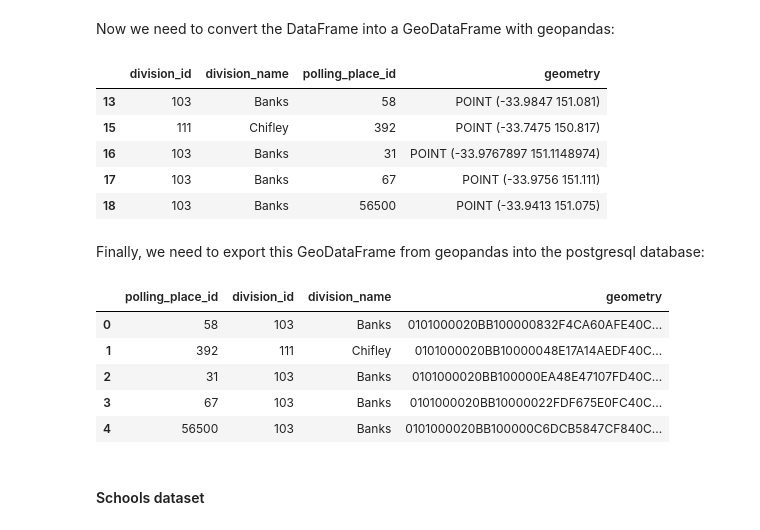
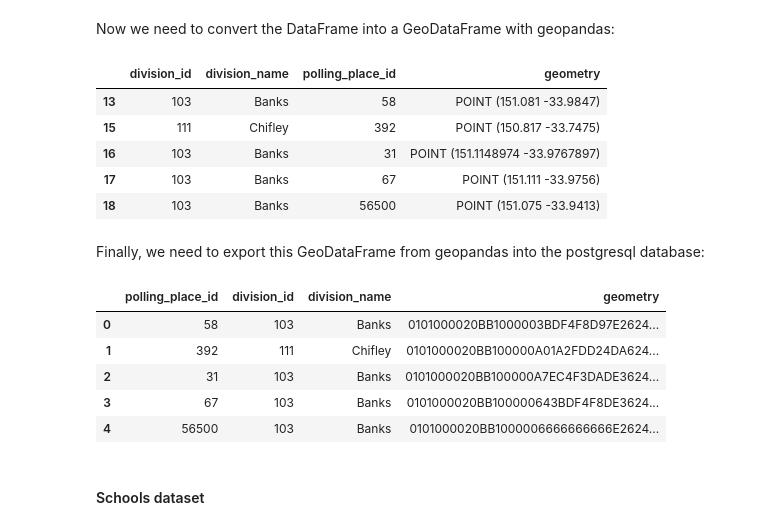
Before and after one commit to FixItChris/DATA2901, a Jupyter notebook: Report.ipynb, the cells around one changed output. Drawn from its saved outputs; the diff is of its cells as text; code cells hidden in the pictures.

Commit message:
fixed polls xy coordinates

```diff
--- a/Report.ipynb
+++ b/Report.ipynb
@@ -451,26 +449,22 @@ dtype: object
 Now we need to convert the DataFrame into a GeoDataFrame with geopandas:
 # %%
 # Loading into GeoDataFrame
-polls_gdf = gpd.GeoDataFrame(polls_df, geometry="the_geom").set_crs(epsg=4283)
+polls_gdf = gpd.GeoDataFrame(polls_df, geometry=gpd.points_from_xy(polls_df.longitude, polls_df.latitude)).set_crs(epsg=4283)
 
 # Removing unnecessary columns
-polls_gdf.drop(["longitude", "latitude", "FID", "state", "polling_place_name", "polling_place_type_id", "premises_name", "premises_address_1", "premises_address_2", "premises_address_3", "premises_suburb", "premises_state_abbreviation", "premises_post_code"], axis=1, inplace=True)
+polls_gdf.drop(["longitude", "latitude", "the_geom", "FID", "state", "polling_place_name", "polling_place_type_id", "premises_name", "premises_address_1", "premises_address_2", "premises_address_3", "premises_suburb", "premises_state_abbreviation", "premises_post_code"], axis=1, inplace=True)
 
-# Renaming geometry column
-polls_gdf.rename({"the_geom":"geometry"}, axis=1, inplace=True)
-
-# THIS POTENTIALLY MAKES THE APPLY IN ABOVE CODE CELL USELESS
-#polls_gdf.set_geometry("geometry", inplace=True)
+# Conducting WKT conversion
 polls_gdf['geometry'] = polls_gdf['geometry'].apply(lambda x: geoalchemy2.WKTElement(x.wkt, 4283))
 
 polls_gdf.head()
 # %% [output]
 |  | division_id | division_name | polling_place_id | geometry |
-| 13 | 103 | Banks | 58 | POINT (-33.9847 151.081) |
-| 15 | 111 | Chifley | 392 | POINT (-33.7475 150.817) |
-| 16 | 103 | Banks | 31 | POINT (-33.9767897 151.1148974) |
-| 17 | 103 | Banks | 67 | POINT (-33.9756 151.111) |
-| 18 | 103 | Banks | 56500 | POINT (-33.9413 151.075) |
+| 13 | 103 | Banks | 58 | POINT (151.081 -33.9847) |
+| 15 | 111 | Chifley | 392 | POINT (150.817 -33.7475) |
+| 16 | 103 | Banks | 31 | POINT (151.1148974 -33.9767897) |
+| 17 | 103 | Banks | 67 | POINT (151.111 -33.9756) |
+| 18 | 103 | Banks | 56500 | POINT (151.075 -33.9413) |
 # %% [markdown]
 Finally, we need to export this GeoDataFrame from geopandas into the postgresql database:
 # %%
@@ -486,17 +480,16 @@ CREATE TABLE polls (
 
 conn.execute(text(sql));
 
-#polls_gdf.to_postgis("polls", conn, schema="sa2", if_exists="append", index=False)
 polls_gdf.to_sql("polls", conn, schema="sa2", if_exists="append", index=False, dtype={'geometry': geoalchemy2.Geometry('POINT', 4283)})
 
 query(conn, "SELECT * FROM polls LIMIT 5")
 # %% [output]
 |  | polling_place_id | division_id | division_name | geometry |
-| 0 | 58 | 103 | Banks | 0101000020BB100000832F4CA60AFE40C... |
-| 1 | 392 | 111 | Chifley | 0101000020BB10000048E17A14AEDF40C... |
-| 2 | 31 | 103 | Banks | 0101000020BB100000EA48E47107FD40C... |
-| 3 | 67 | 103 | Banks | 0101000020BB10000022FDF675E0FC40C... |
-| 4 | 56500 | 103 | Banks | 0101000020BB100000C6DCB5847CF840C... |
+| 0 | 58 | 103 | Banks | 0101000020BB1000003BDF4F8D97E2624... |
+| 1 | 392 | 111 | Chifley | 0101000020BB100000A01A2FDD24DA624... |
+| 2 | 31 | 103 | Banks | 0101000020BB100000A7EC4F3DADE3624... |
+| 3 | 67 | 103 | Banks | 0101000020BB100000643BDF4F8DE3624... |
+| 4 | 56500 | 103 | Banks | 0101000020BB1000006666666666E2624... |
 # %% [markdown]
 #### Schools dataset
 # %%
```
Also changed, not shown: parts of 19 cells of this notebook.
